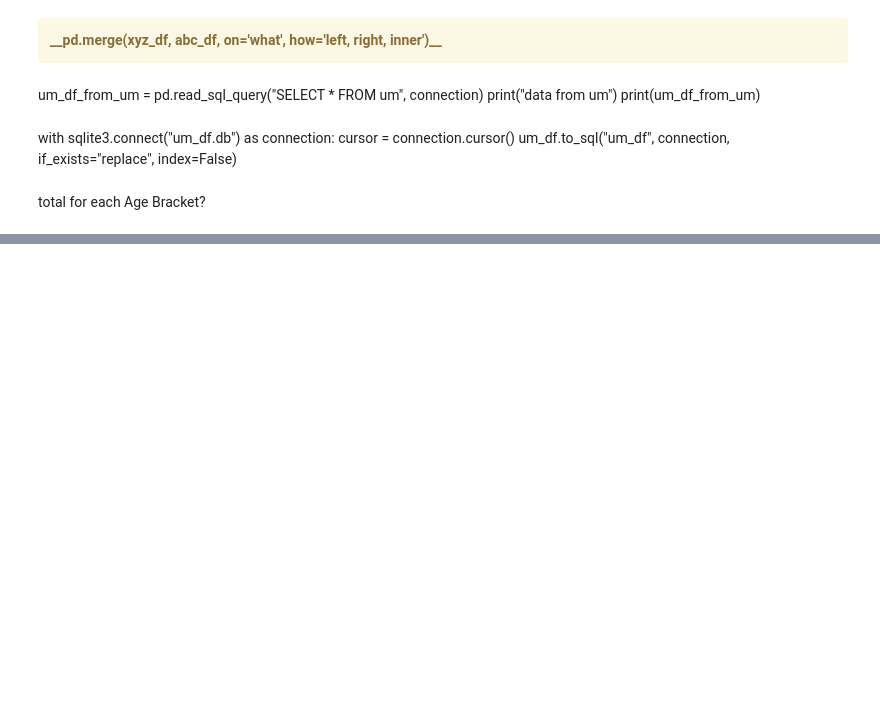
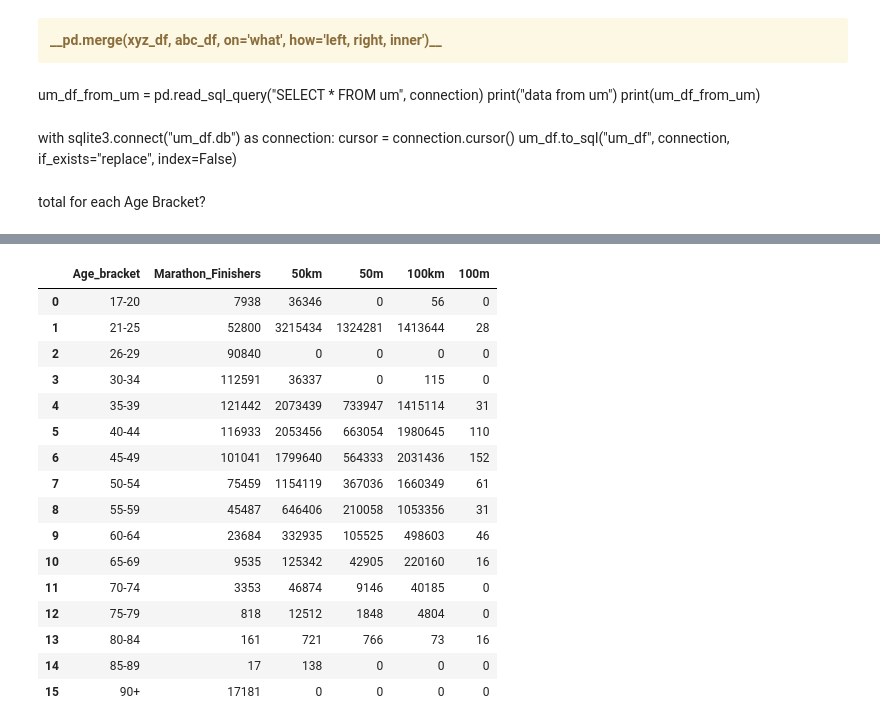
Before and after one commit to RunningBaldMan/Age_and_Endurance, a Jupyter notebook: Endurance_Beyond_Youth.ipynb, the cells around one changed output, grey strips where cells are left out. Drawn from its saved outputs; the diff is of its cells as text; code cells hidden in the pictures; blank space fills up the shorter version.

```diff
--- a/Endurance_Beyond_Youth.ipynb
+++ b/Endurance_Beyond_Youth.ipynb
@@ -888,0 +907,40 @@ age_merged = pd.merge(marathon_df, miles_or_km_df, on='Age Bracket', how='inner'
+# %%
+merge_on_age_bracket = """
+WITH marathon_counts AS (
+    SELECT "Age Bracket", COUNT(*) AS Marathon_Finishers
+    FROM marathon
+    GROUP BY "Age Bracket"
+)
+SELECT
+    m."Age Bracket" AS Age_bracket,
+    m.Marathon_Finishers,
+    SUM(CASE WHEN u."Event distance/length" = '50km' THEN u."Event number of finishers" ELSE 0 END) AS "50km",
+    SUM(CASE WHEN u."Event distance/length" = '50mi' THEN u."Event number of finishers" ELSE 0 END) AS "50m",
+    SUM(CASE WHEN u."Event distance/length" = '100km' THEN u."Event number of finishers" ELSE 0 END) AS "100km",
+    SUM(CASE WHEN u."Event distance/length" = '100mi' THEN u."Event number of finishers" ELSE 0 END) AS "100m"
+FROM marathon_counts AS m
+LEFT JOIN um AS u
+    ON m."Age Bracket" = u."Age Bracket"
+GROUP BY m."Age Bracket", m.Marathon_Finishers
+ORDER BY m."Age Bracket" ASC;
+    """
+merge_on_age_bracket = pd.read_sql(merge_on_age_bracket, connection)
+merge_on_age_bracket
+# %% [output]
+|  | Age_bracket | Marathon_Finishers | 50km | 50m | 100km | 100m |
+| 0 | 17-20 | 7938 | 36346 | 0 | 56 | 0 |
+| 1 | 21-25 | 52800 | 3215434 | 1324281 | 1413644 | 28 |
+| 2 | 26-29 | 90840 | 0 | 0 | 0 | 0 |
+| 3 | 30-34 | 112591 | 36337 | 0 | 115 | 0 |
+| 4 | 35-39 | 121442 | 2073439 | 733947 | 1415114 | 31 |
+| 5 | 40-44 | 116933 | 2053456 | 663054 | 1980645 | 110 |
+| 6 | 45-49 | 101041 | 1799640 | 564333 | 2031436 | 152 |
+| 7 | 50-54 | 75459 | 1154119 | 367036 | 1660349 | 61 |
+| 8 | 55-59 | 45487 | 646406 | 210058 | 1053356 | 31 |
+| 9 | 60-64 | 23684 | 332935 | 105525 | 498603 | 46 |
+| 10 | 65-69 | 9535 | 125342 | 42905 | 220160 | 16 |
+| 11 | 70-74 | 3353 | 46874 | 9146 | 40185 | 0 |
+| 12 | 75-79 | 818 | 12512 | 1848 | 4804 | 0 |
+| 13 | 80-84 | 161 | 721 | 766 | 73 | 16 |
+| 14 | 85-89 | 17 | 138 | 0 | 0 | 0 |
+| 15 | 90+ | 17181 | 0 | 0 | 0 | 0 |
```
Also changed, not shown: parts of 8 cells of this notebook.
